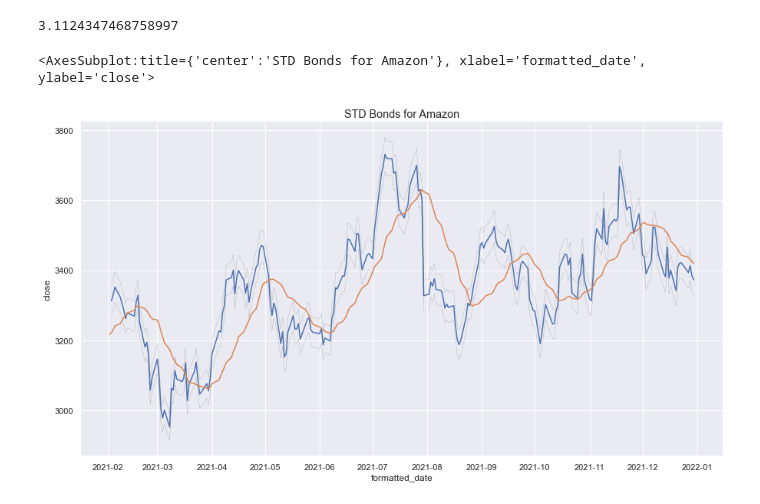
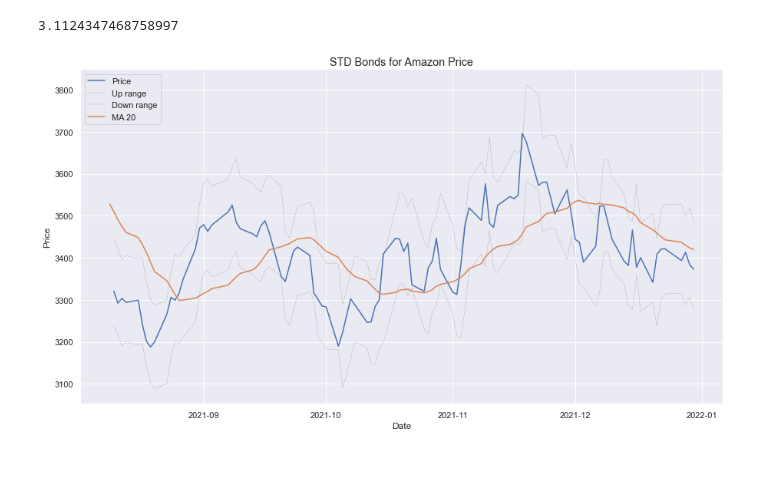
Before and after one commit to TBSDA/Data_Visualization, a Jupyter notebook: Asset_Price_Visualization.ipynb, the cells around one changed output. Cells and saved outputs as stored; diff of their text form; code cells hidden in the pictures; blank space fills up the shorter version.

```diff
--- a/Asset_Price_Visualization.ipynb
+++ b/Asset_Price_Visualization.ipynb
@@ -542,12 +560,27 @@ np.std(comp_1d_data['close_pc'])
 # %% [output]
 3.1124347468758997
 # %%
-plt.figure(figsize=(15, 8))
-plt.title(f'STD Bonds for {comp_1d_data.name}', fontsize='large')
-sns.lineplot(data=comp_1d_data['close'][-230:])
-sns.lineplot(data=comp_1d_data['close'][-230:]+(comp_1d_data['close'][-230:]*np.std(comp_1d_data['close_pc'][-230:]/100)), linewidth=0.1, color='black')
-sns.lineplot(data=comp_1d_data['close'][-230:]-(comp_1d_data['close'][-230:]*np.std(comp_1d_data['close_pc'][-230:]/100)), linewidth=0.1, color='black')
-sns.lineplot(data=comp_1d_data['close'][-250:].rolling(20).mean())
+# plt.figure(figsize=(15, 8))
+# plt.title(f'STD Bonds for {comp_1d_data.name}', fontsize='large')
+# sns.lineplot(data=comp_1d_data['close'][-230:])
+# sns.lineplot(data=comp_1d_data['open'][-230:]+(comp_1d_data['open'][-230:]*np.std(comp_1d_data['close_pc']/100)), linewidth=0.1, color='black')
+# sns.lineplot(data=comp_1d_data['open'][-230:]-(comp_1d_data['open'][-230:]*np.std(comp_1d_data['close_pc']/100)), linewidth=0.1, color='black')
+# sns.lineplot(data=comp_1d_data['close'][-250:].rolling(20).mean())
-# %% [output]
-<AxesSubplot:title={'center':'STD Bonds for Amazon'}, xlabel='formatted_date', ylabel='close'>
-[figure, removed]
+# %%
+def show_std_bonds_chart(df, period):
+    ''' show price chart with +/- std shifted +1 to get prossible price change for the next day
+        for pratice we have used close price for price change ranges but the price change
+        was calculated for open/close volatility so the bonds line should be generate based on open price '''
+    plt.figure(figsize=(15, 8))
+    plt.title(f'STD Bonds for {df.name} Price', fontsize='large')
+    sns.lineplot(data=df['close'][-period:])
+    sns.lineplot(data=df.shift()['close'][-period:]+(df.shift()['close'][-period:]*np.std(df['close_pc']/100)), linewidth=0.1, color='black')
+    sns.lineplot(data=df.shift()['close'][-period:]-(df.shift()['close'][-period:]*np.std(df['close_pc']/100)), linewidth=0.1, color='black')
+    sns.lineplot(data=df['close'][-(period+20):].rolling(20).mean()) # ma 20
+    plt.ylabel('Price')
+    plt.xlabel('Date')
+    plt.legend(['Price', 'Up range', 'Down range', 'MA 20'], loc='upper left')
+
+show_std_bonds_chart(comp_1d_data, 100)
+# %% [output]
+[figure, added]
```
Also changed, not shown: parts of 11 cells of this notebook.
